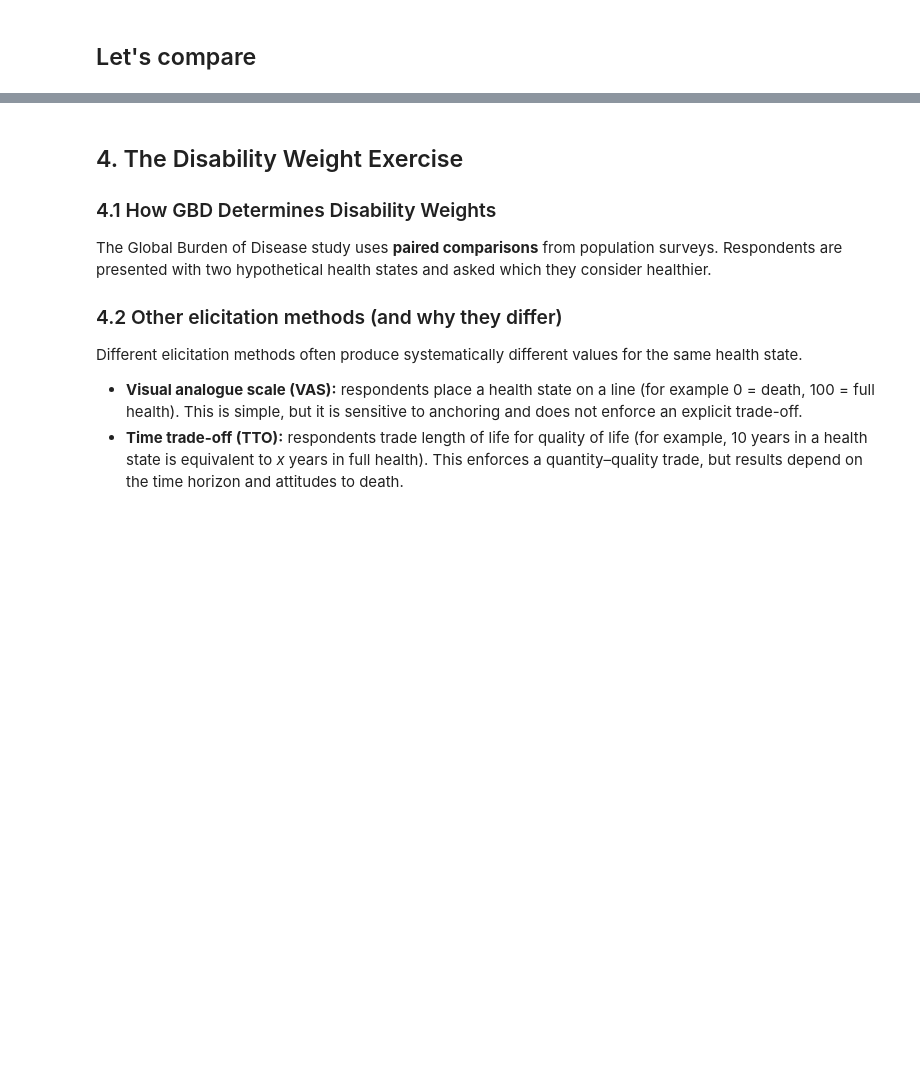
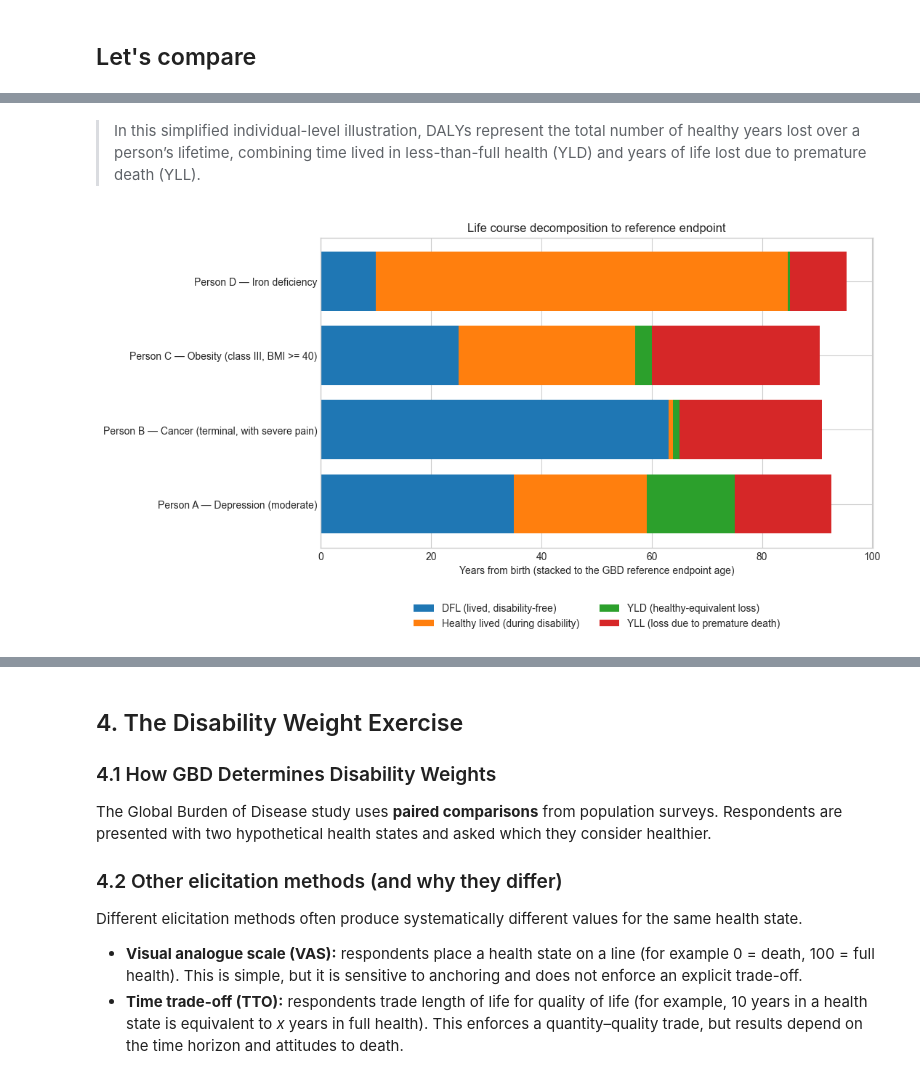
Before and after one commit to ggkuhnle/fb2nep-epi, a Jupyter notebook: notebooks/12_qaly.ipynb, the cells around one changed output, grey strips where cells are left out. Saved outputs shown, nothing was run; the diff lists cells and outputs as text; code cells hidden in the pictures; blank space fills up the shorter version.

Commit message:
New DALY

```diff
--- a/notebooks/12_qaly.ipynb
+++ b/notebooks/12_qaly.ipynb
@@ -365,18 +511,0 @@ people = [
-# %%
-results = []
-
-for p in people:
-    # YLL: remaining life expectancy at age of death
-    yll = get_life_expectancy(p["age_at_death"])
-
-    # YLD: years lived with disability × DW
-    yld = p["years_with_condition"] * p["dw"]
-
-    results.append({
-        "Person": p["id"],
-        "YLL": yll,
-        "YLD": yld,
-    })
-
-df_individual = pd.DataFrame(results)
-display(df_individual.round(2))
@@ -413,19 +512,12 @@ plt.show()
+# %% [markdown]
+> In this simplified individual-level illustration, DALYs represent the total number of healthy years lost over a person’s lifetime, combining time lived in less-than-full health (YLD) and years of life lost due to premature death (YLL).
 # %%
-
-
-# Example people structure (adjust to your actual list)
-people = [
-    {"id": "Person A", "age_at_death": 45, "years_with_condition": 10, "dw": get_dw("Moderate major depressive disorder")},
-    {"id": "Person B", "age_at_death": 75, "years_with_condition": 20, "dw": get_dw("Moderate low back pain with leg pain")},
-    {"id": "Person C", "age_at_death": 30, "years_with_condition":  1, "dw": get_dw("Vitamin A deficiency, with blindness")},
-    {"id": "Person D", "age_at_death": 85, "years_with_condition": 15, "dw": get_dw("Uncomplicated diabetes mellitus type 2")},
-]
 
 rows = []
 for p in people:
     age = p["age_at_death"]
     t = p["years_with_condition"]
-    dw = p["dw"]
+    dw = get_dw(p["condition"])
 
     # Simple assumption for teaching: condition starts t years before death
     dfl_years = max(age - t, 0)                 # years lived disability-free
@@ -438,47 +530,53 @@ for p in people:
     reference_endpoint = age + yll
 
     rows.append({
+        "Age at death": p["age_at_death"],
         "Person": p["id"],
+        "Condition": p["condition"],
         "DFL (years lived disability-free)": dfl_years,
         "Healthy lived (during disability)": lived_with_disability_healthy,
         "YLD (healthy years lost)": yld,
         "YLL (years of life lost)": yll,
         "Reference endpoint age": reference_endpoint,
     })
 
 df = pd.DataFrame(rows)
 
 # ---- Plot (horizontal stacked bars read better) ----
-fig, ax = plt.subplots(figsize=(10, 6))
+
+fig, ax = plt.subplots(figsize=(11, 6))
 
 y = np.arange(len(df))
+left = np.zeros(len(df))
 
-left = np.zeros(len(df))
 ax.barh(y, df["DFL (years lived disability-free)"], left=left, label="DFL (lived, disability-free)")
 left += df["DFL (years lived disability-free)"]
 
 ax.barh(y, df["Healthy lived (during disability)"], left=left, label="Healthy lived (during disability)")
 left += df["Healthy lived (during disability)"]
 
 ax.barh(y, df["YLD (healthy years lost)"], left=left, label="YLD (healthy-equivalent loss)")
 left += df["YLD (healthy years lost)"]
 
 ax.barh(y, df["YLL (years of life lost)"], left=left, label="YLL (loss due to premature death)")
 
+# ---- Y-axis labels: Person + condition ----
+y_labels = df["Person"] + " — " + df["Condition"]
 ax.set_yticks(y)
-ax.set_yticklabels(df["Person"])
-ax.set_xlabel("Years (stacked to the GBD reference endpoint)")
-ax.set_title("Life course decomposition to reference endpoint: DFL → disability → YLD → YLL")
-ax.legend()
+ax.set_yticklabels(y_labels)
+
+ax.set_xlabel("Years from birth (stacked to the GBD reference endpoint age)")
+ax.set_title("Life course decomposition to reference endpoint")
+
+# ---- Legend underneath ----
+ax.legend(
+    loc="upper center",
+    bbox_to_anchor=(0.5, -0.15),
+    ncol=2,
+    frameon=False
+)
 
 plt.tight_layout()
 plt.show()
-
-display(df[[
-    "Person",
-    "Reference endpoint age",
-    "DFL (years lived disability-free)",
-    "Healthy lived (during disability)",
-    "YLD (healthy years lost)",
-    "YLL (years of life lost)",
-]].round(2))
+# %% [output]
+[figure, added]
```
Also changed, not shown: parts of 20 cells of this notebook, 2 other files.
